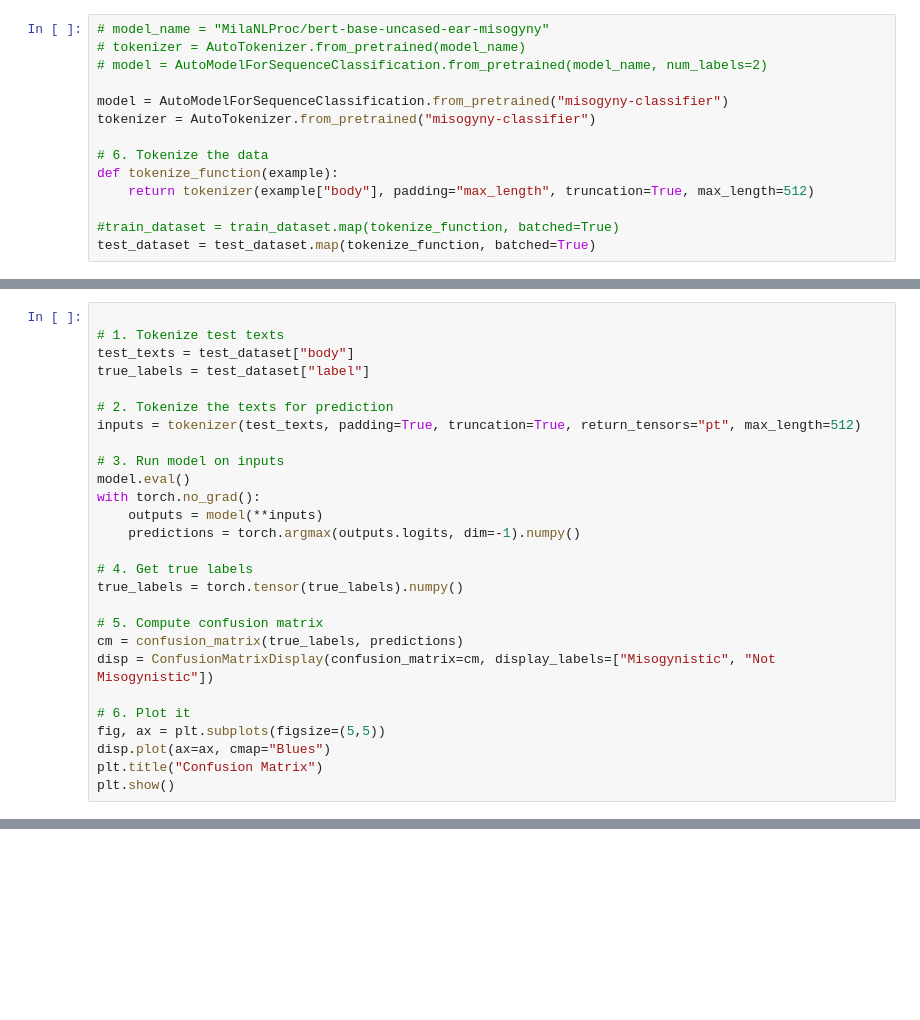
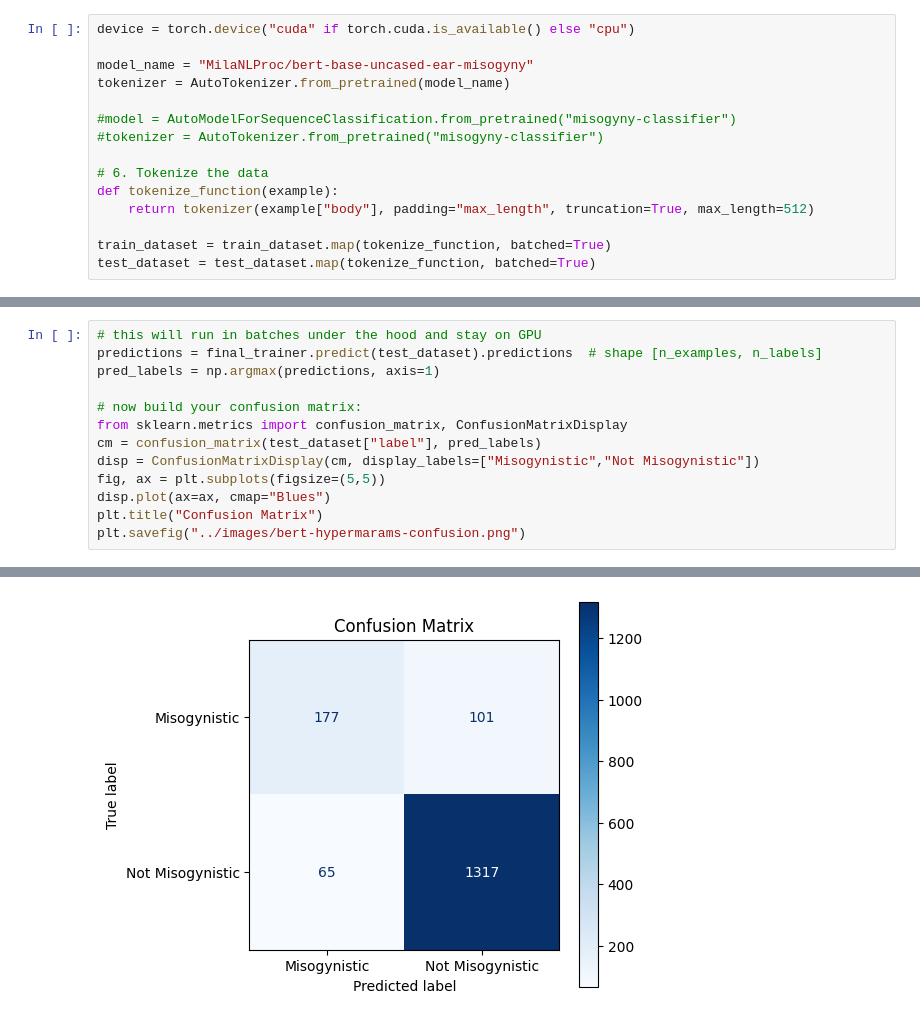
Before and after one commit to AmyMcMahon/FYP, a Jupyter notebook: src/finetune_model.ipynb, the cells around one changed output, grey strips where cells are left out. Cells and saved outputs as stored; diff of their text form; blank space fills up the shorter version.

Commit message:
finetune model

```diff
--- a/src/finetune_model.ipynb
+++ b/src/finetune_model.ipynb
@@ -19,16 +43,17 @@ dataset = dataset.train_test_split(test_size=0.2)
 train_dataset = dataset['train']
 test_dataset = dataset['test']
 # %%
-# model_name = "MilaNLProc/bert-base-uncased-ear-misogyny"
-# tokenizer = AutoTokenizer.from_pretrained(model_name)
-# model = AutoModelForSequenceClassification.from_pretrained(model_name, num_labels=2)
+device = torch.device("cuda" if torch.cuda.is_available() else "cpu")
 
-model = AutoModelForSequenceClassification.from_pretrained("misogyny-classifier")
-tokenizer = AutoTokenizer.from_pretrained("misogyny-classifier")
+model_name = "MilaNLProc/bert-base-uncased-ear-misogyny"
+tokenizer = AutoTokenizer.from_pretrained(model_name)
+
+#model = AutoModelForSequenceClassification.from_pretrained("misogyny-classifier")
+#tokenizer = AutoTokenizer.from_pretrained("misogyny-classifier")
 
 # 6. Tokenize the data
 def tokenize_function(example):
     return tokenizer(example["body"], padding="max_length", truncation=True, max_length=512)
 
-#train_dataset = train_dataset.map(tokenize_function, batched=True)
+train_dataset = train_dataset.map(tokenize_function, batched=True)
 test_dataset = test_dataset.map(tokenize_function, batched=True)
@@ -86,27 +210,14 @@ Evaluation Results: {'eval_loss': 0.09249640256166458, 'eval_model_preparation_t
-# %%
-
-# 1. Tokenize test texts
-test_texts = test_dataset["body"]
-true_labels = test_dataset["label"]
-
-# 2. Tokenize the texts for prediction
-inputs = tokenizer(test_texts, padding=True, truncation=True, return_tensors="pt", max_length=512)
-
-# 3. Run model on inputs
-model.eval()
-with torch.no_grad():
-    outputs = model(**inputs)
-    predictions = torch.argmax(outputs.logits, dim=-1).numpy()
-
-# 4. Get true labels
-true_labels = torch.tensor(true_labels).numpy()
-
-# 5. Compute confusion matrix
-cm = confusion_matrix(true_labels, predictions)
-disp = ConfusionMatrixDisplay(confusion_matrix=cm, display_labels=["Misogynistic", "Not Misogynistic"])
-
-# 6. Plot it
-fig, ax = plt.subplots(figsize=(5,5))
-disp.plot(ax=ax, cmap="Blues")
-plt.title("Confusion Matrix")
-plt.show()
+# %%
+# this will run in batches under the hood and stay on GPU
+predictions = final_trainer.predict(test_dataset).predictions  # shape [n_examples, n_labels]
+pred_labels = np.argmax(predictions, axis=1)
+
+# now build your confusion matrix:
+from sklearn.metrics import confusion_matrix, ConfusionMatrixDisplay
+cm = confusion_matrix(test_dataset["label"], pred_labels)
+disp = ConfusionMatrixDisplay(cm, display_labels=["Misogynistic","Not Misogynistic"])
+fig, ax = plt.subplots(figsize=(5,5))
+disp.plot(ax=ax, cmap="Blues")
+plt.title("Confusion Matrix")
+plt.savefig("../images/bert-hypermarams-confusion.png")
+# %% [output]
@@ -112,0 +225 @@ plt.show()
+[figure, added]
```
Also changed, not shown: parts of 10 cells of this notebook, 3 other files.
